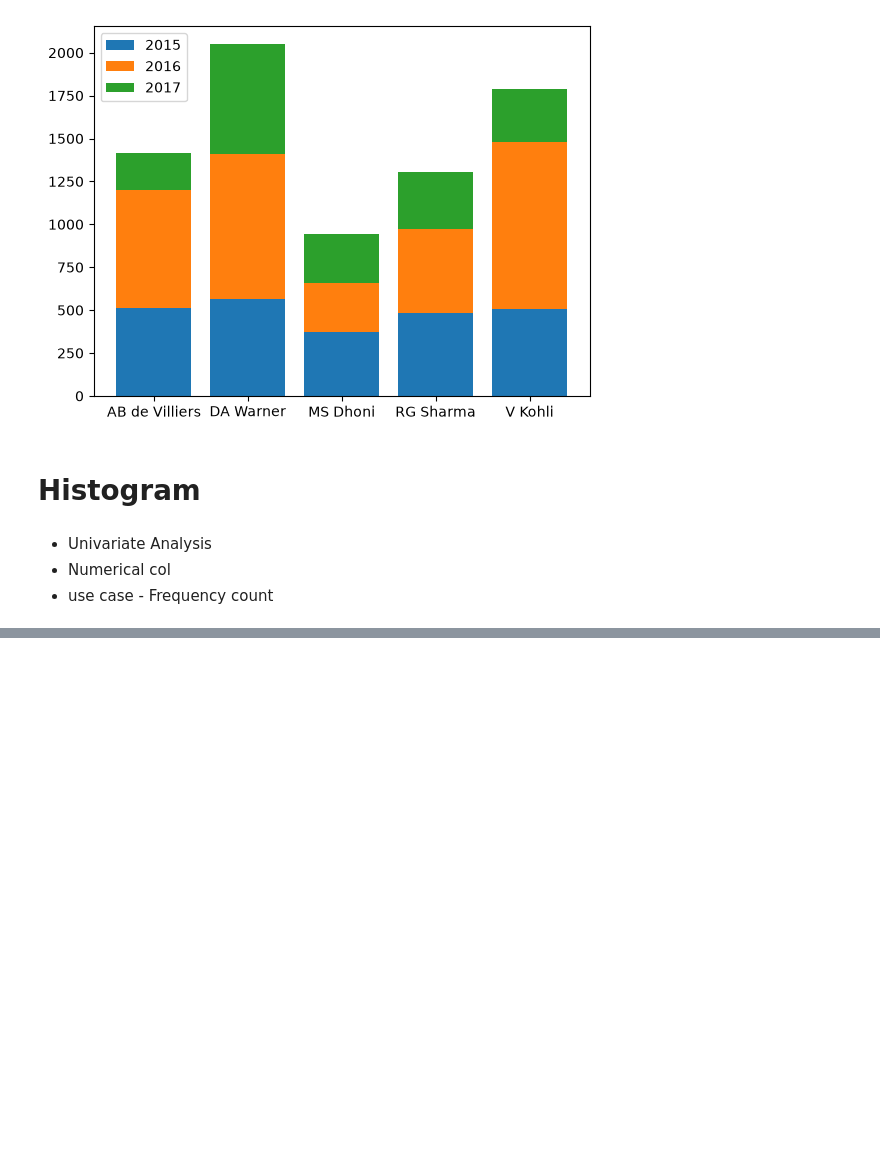
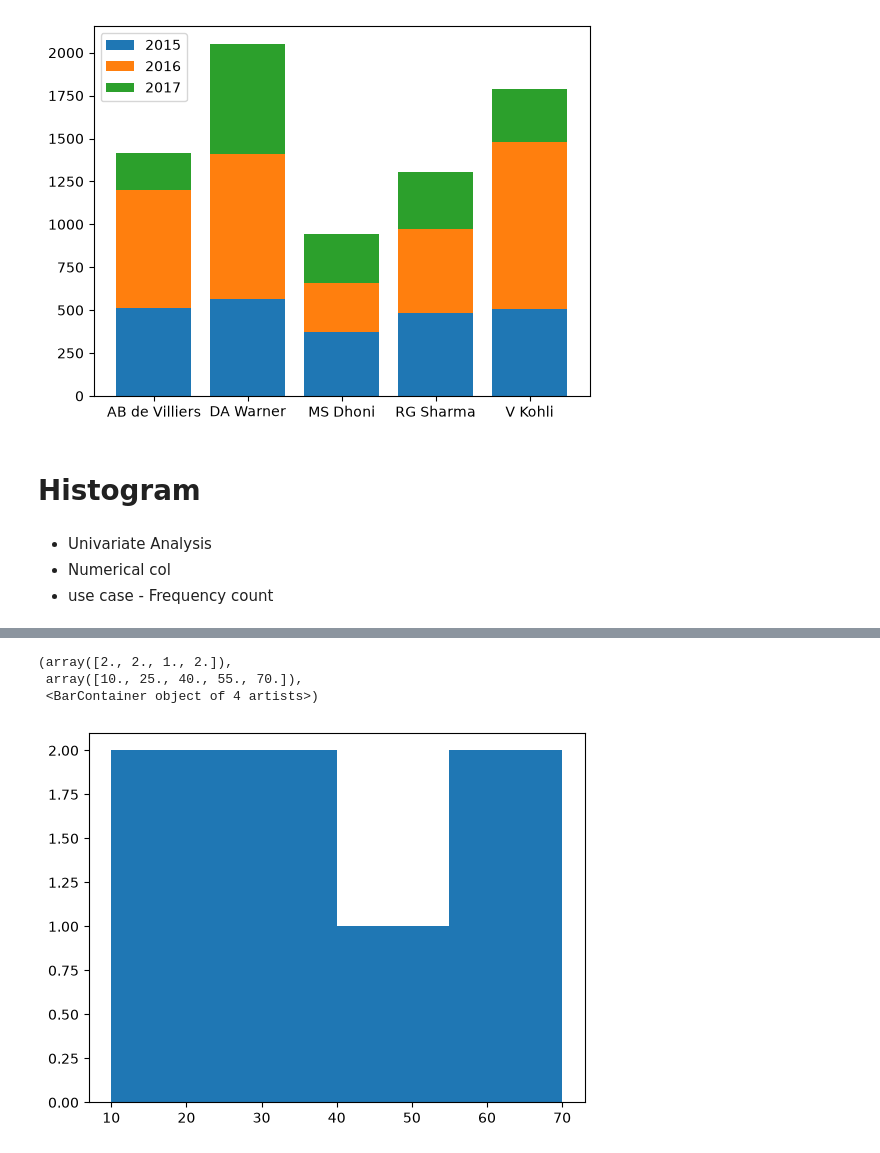
Before and after one commit to KishanG02/Jupyterfiles, a Jupyter notebook: Learn_matplotlib_session23.ipynb, the cells around one changed output, grey strips where cells are left out. Saved outputs shown, nothing was run; the diff lists cells and outputs as text; code cells hidden in the pictures; blank space fills up the shorter version.

```diff
--- a/Learn_matplotlib_session23.ipynb
+++ b/Learn_matplotlib_session23.ipynb
@@ -288,0 +298,7 @@ plt.legend()
+# %%
+plt.hist(data, bins=[10,25,40,55,70])
+# %% [output]
+(array([2., 2., 1., 2.]),
+ array([10., 25., 40., 55., 70.]),
+ <BarContainer object of 4 artists>)
+[figure, added]
```
Also changed, not shown: parts of 19 cells of this notebook, 7 other files.
